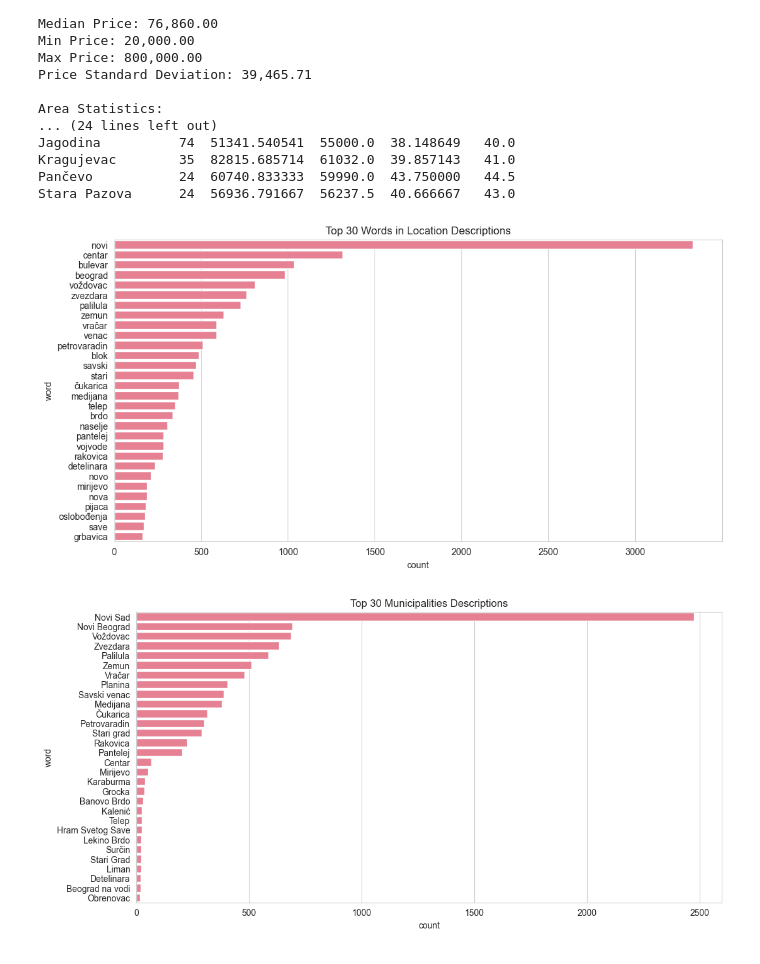
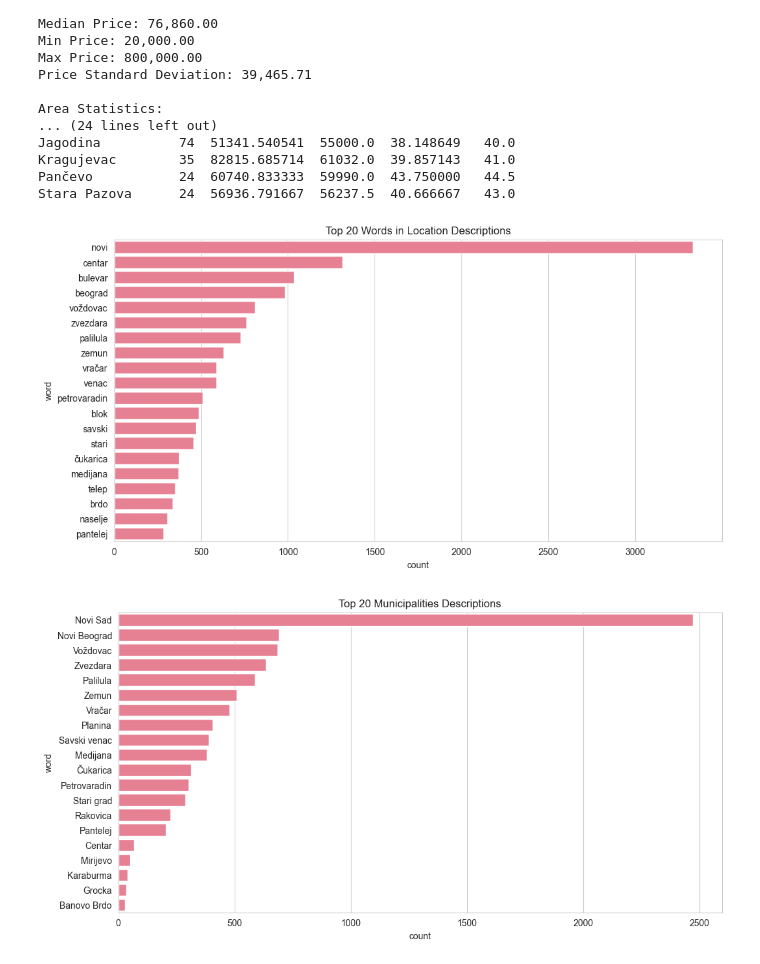
Before and after one commit to jovanovic-djo/real-estate-data-hub, a Jupyter notebook: notebooks/exploratory_data_analysis.ipynb, the cells around one changed output. Saved outputs shown, nothing was run; the diff lists cells and outputs as text; code cells hidden in the pictures.

```diff
--- a/notebooks/exploratory_data_analysis.ipynb
+++ b/notebooks/exploratory_data_analysis.ipynb
@@ -420,35 +420,35 @@ word_freq = {k: v for k, v in word_freq.items()
     if k not in common_words and not k.isdigit()}
 
 words = pd.DataFrame(list(word_freq.items()), columns=['word', 'count'])
-words = words.sort_values('count', ascending=False).head(30)
+words = words.sort_values('count', ascending=False).head(20)
 
 plt.figure(figsize=(12, 6))
 sns.barplot(data=words, x='count', y='word')
-plt.title('Top 30 Words in Location Descriptions')
+plt.title('Top 20 Words in Location Descriptions')
 output = "common locations chart"
 plt.savefig(graph_directory + output)
 plt.show()
 # %% [output]
-[figure, old version]
+[figure, new version]
 # %%
 municipality_words = df['municipality'].astype(str)
 word_freq = Counter(municipality_words)
 
 common_words = {',', 'beograd', 'lokacija', 'gradska', 'sad', '-', 'Gradska lokacija', 'Gradske lokacije', 'Okolno mesto'}
 word_freq = {k: v for k, v in word_freq.items()
     if k not in common_words and not k.isdigit()}
 
 words = pd.DataFrame(list(word_freq.items()), columns=['word', 'count'])
-words = words.sort_values('count', ascending=False).head(30)
+words = words.sort_values('count', ascending=False).head(20)
 
 plt.figure(figsize=(12, 6))
 sns.barplot(data=words, x='count', y='word')
-plt.title('Top 30 Municipalities Descriptions')
+plt.title('Top 20 Municipalities Descriptions')
 output = "common municipality chart"
 plt.savefig(graph_directory + output)
 plt.show()
 # %% [output]
-[figure, old version]
+[figure, new version]
 # %%
 borough_words = df['borough'].astype(str)
 word_freq = Counter(borough_words)
```
Also changed, not shown: parts of 2 cells of this notebook, 7 other files.
